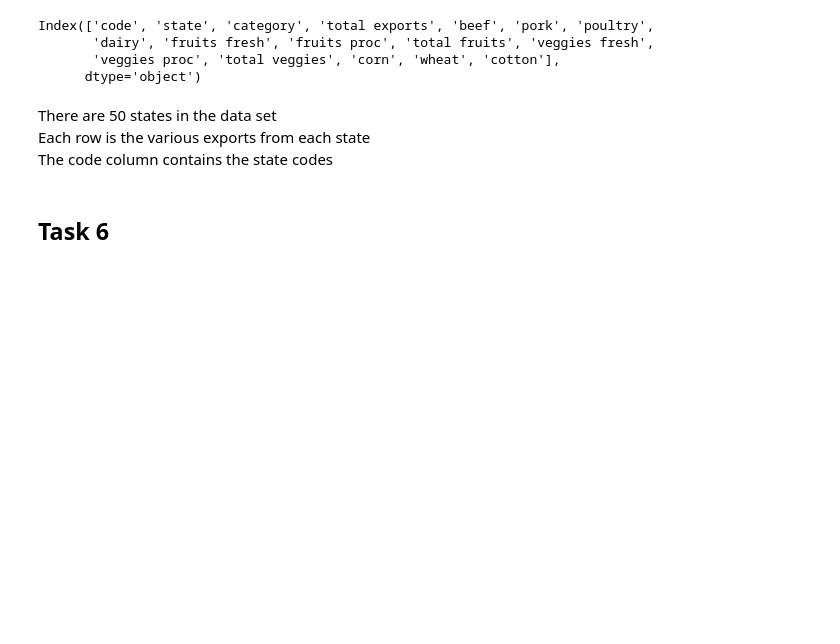
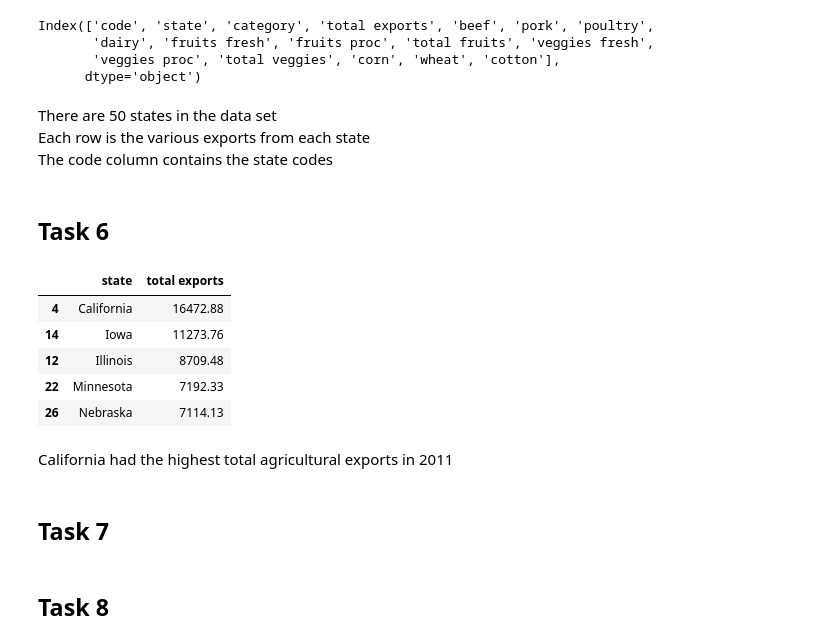
Before and after one commit to S-Shockley/mapping-and-tracking, a Jupyter notebook: map_and_track.ipynb, the cells around one changed output. Saved outputs shown, nothing was run; the diff lists cells and outputs as text; code cells hidden in the pictures; blank space fills up the shorter version.

```diff
--- a/map_and_track.ipynb
+++ b/map_and_track.ipynb
@@ -103,3 +103,15 @@ The code column contains the state codes
 ## Task 6
 # %%
 df_sorted = df_ag.sort_values("total exports", ascending=False)
+df_sorted[['state', 'total exports']].head()
+# %% [output]
+|  | state | total exports |
+| 4 | California | 16472.88 |
+| 14 | Iowa | 11273.76 |
+| 12 | Illinois | 8709.48 |
+| 22 | Minnesota | 7192.33 |
+| 26 | Nebraska | 7114.13 |
+# %% [markdown]
+California had the highest total agricultural exports in 2011
+# %% [markdown]
+## Task 7
@@ -105,0 +129,2 @@ df_sorted = df_ag.sort_values("total exports", ascending=False)
+# %% [markdown]
+## Task 8
```
Also changed, not shown: parts of 10 cells of this notebook.
